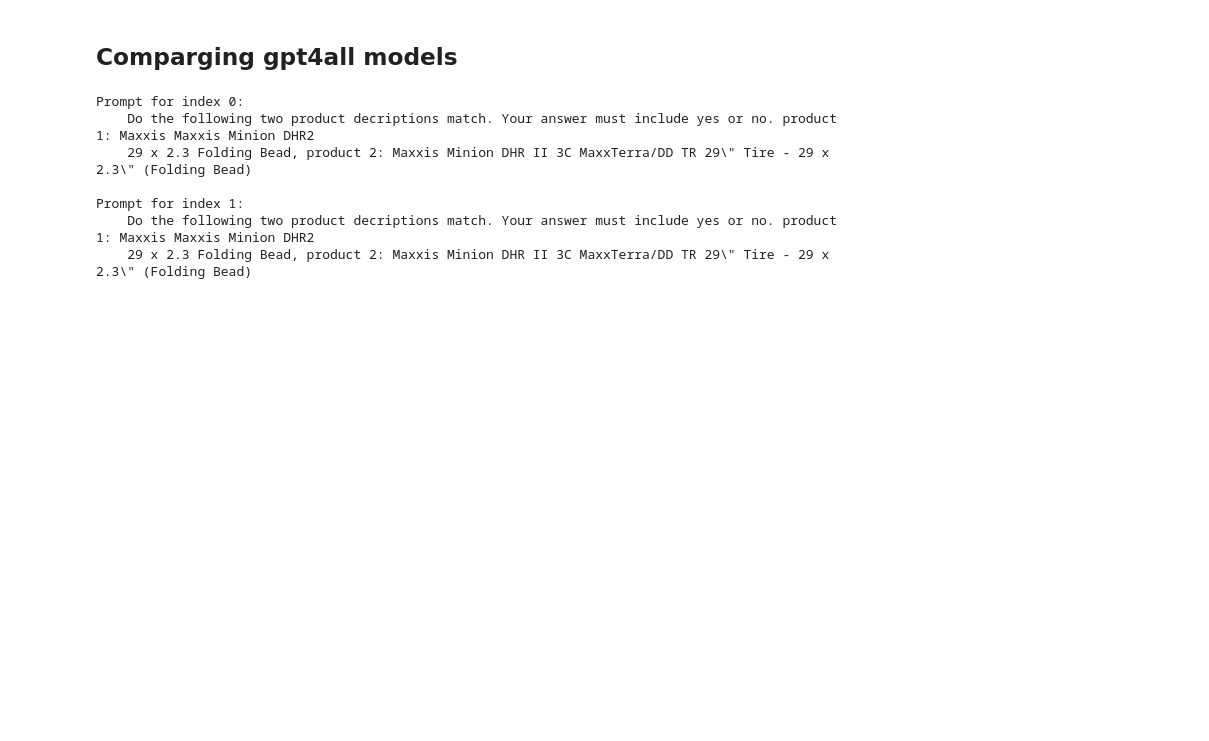
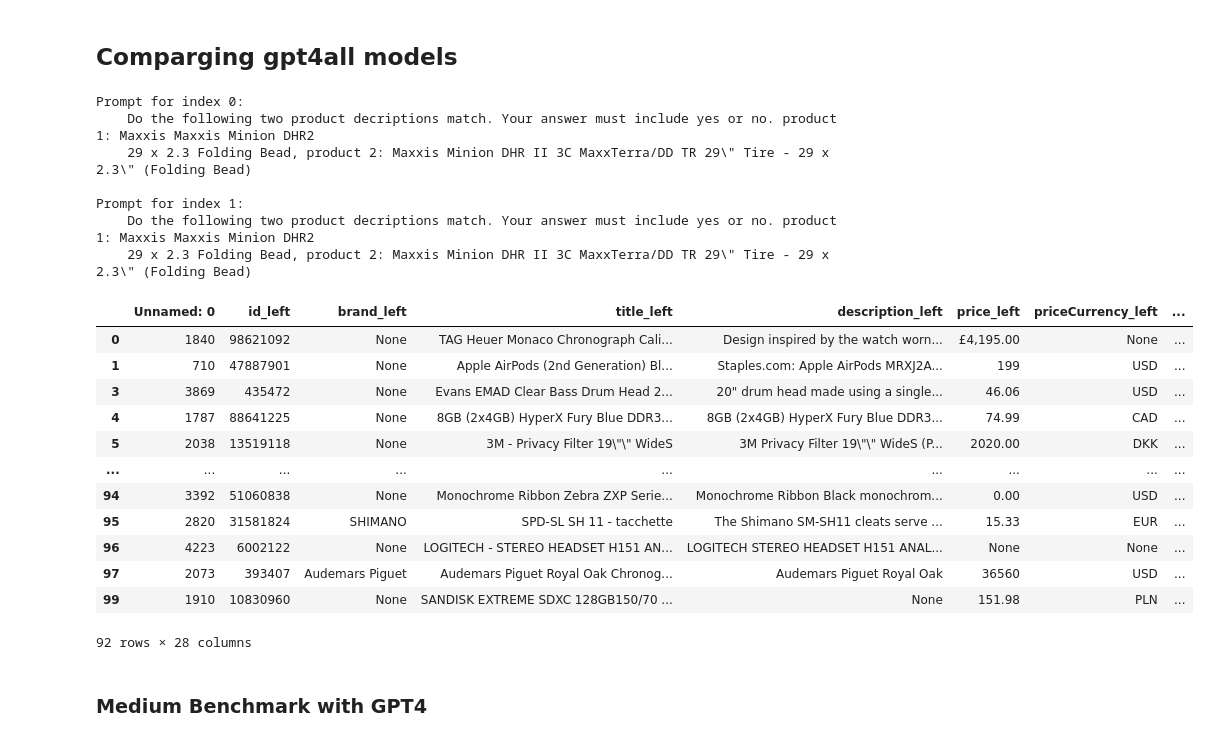
Before and after one commit to Aaron9812/FSS23Seminar, a Jupyter notebook: plot_results.ipynb, the cells around one changed output. Saved outputs shown, nothing was run; the diff lists cells and outputs as text; code cells hidden in the pictures; blank space fills up the shorter version.

```diff
--- a/plot_results.ipynb
+++ b/plot_results.ipynb
@@ -549,3 +559,23 @@ Prompt for index 0:
 Prompt for index 1:
     Do the following two product decriptions match. Your answer must include yes or no. product 1: Maxxis Maxxis Minion DHR2
     29 x 2.3 Folding Bead, product 2: Maxxis Minion DHR II 3C MaxxTerra/DD TR 29\" Tire - 29 x 2.3\" (Folding Bead)
+# %%
+df = pd.read_json("data/results/aleph_alpha/2023-05-09 16:09:07.988052_simple_promt_hard.json")
+# show all -1 chatbot_answers_clean
+df[df['chatbot_response_clean'] == -1]
+# %% [output]
+|  | Unnamed: 0 | id_left | brand_left | title_left | description_left | price_left | priceCurrency_left | ... |
+| 0 | 1840 | 98621092 | None | TAG Heuer Monaco Chronograph Cali... | Design inspired by the watch worn... | £4,195.00 | None | ... |
+| 1 | 710 | 47887901 | None | Apple AirPods (2nd Generation) Bl... | Staples.com: Apple AirPods MRXJ2A... | 199 | USD | ... |
+| 3 | 3869 | 435472 | None | Evans EMAD Clear Bass Drum Head 2... | 20" drum head made using a single... | 46.06 | USD | ... |
+| 4 | 1787 | 88641225 | None | 8GB (2x4GB) HyperX Fury Blue DDR3... | 8GB (2x4GB) HyperX Fury Blue DDR3... | 74.99 | CAD | ... |
+| 5 | 2038 | 13519118 | None | 3M - Privacy Filter 19\"\" WideS | 3M Privacy Filter 19\"\" WideS (P... | 2020.00 | DKK | ... |
+| ... | ... | ... | ... | ... | ... | ... | ... | ... |
+| 94 | 3392 | 51060838 | None | Monochrome Ribbon Zebra ZXP Serie... | Monochrome Ribbon Black monochrom... | 0.00 | USD | ... |
+| 95 | 2820 | 31581824 | SHIMANO | SPD-SL SH 11 - tacchette | The Shimano SM-SH11 cleats serve ... | 15.33 | EUR | ... |
+| 96 | 4223 | 6002122 | None | LOGITECH - STEREO HEADSET H151 AN... | LOGITECH STEREO HEADSET H151 ANAL... | None | None | ... |
+| 97 | 2073 | 393407 | Audemars Piguet | Audemars Piguet Royal Oak Chronog... | Audemars Piguet Royal Oak | 36560 | USD | ... |
+| 99 | 1910 | 10830960 | None | SANDISK EXTREME SDXC 128GB150/70 ... | None | 151.98 | PLN | ... |
+92 rows × 28 columns
+# %% [markdown]
+### Medium Benchmark with GPT4
```
Also changed, not shown: parts of 7 cells of this notebook, 3 other files.
